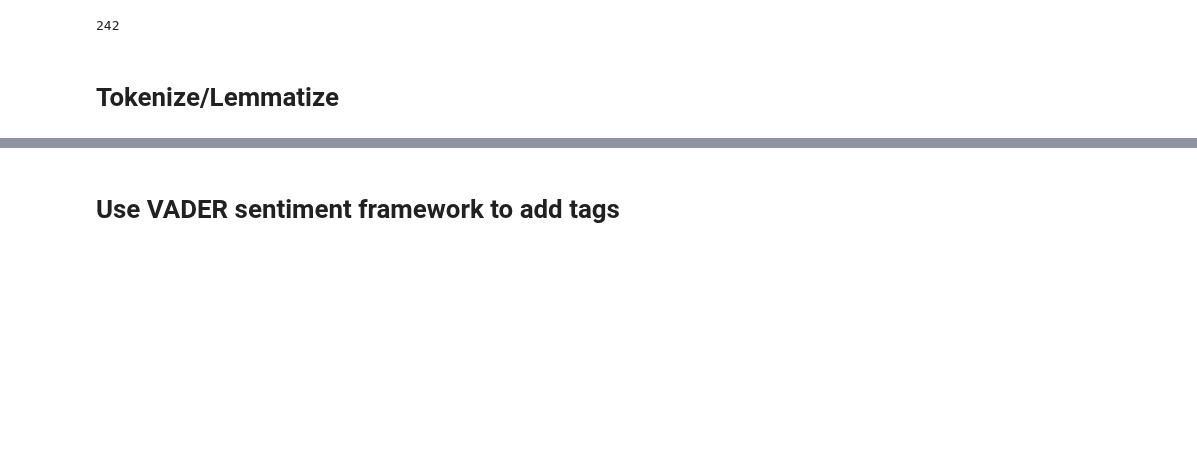
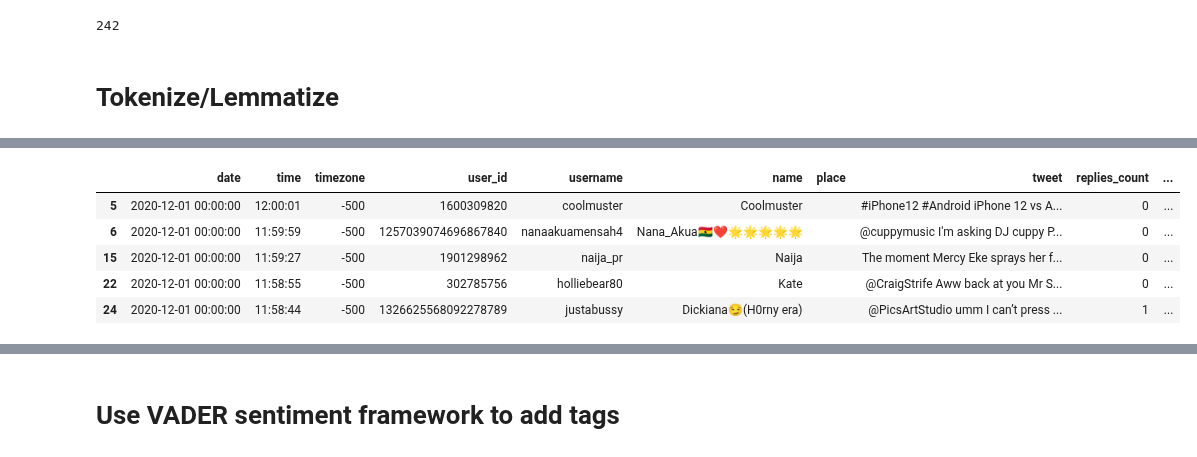
Before and after one commit to brenfrrs/twitter_sentiment_analysis, a Jupyter notebook: DC.ipynb, the cells around one changed output, grey strips where cells are left out. Cells and saved outputs as stored; diff of their text form; code cells hidden in the pictures; blank space fills up the shorter version.

```diff
--- a/DC.ipynb
+++ b/DC.ipynb
@@ -128,0 +161,38 @@ main['filtered'] = main['tokenized'].apply(lambda x: [item for item in x if item
+# %%
+main.drop(columns = ['created_at', 'hashtags',
+ 'cashtags',
+ 'link',
+ 'retweet',
+ 'quote_url',
+ 'video',
+ 'thumbnail',
+ 'near',
+ 'geo',
+ 'source',
+ 'user_rt_id',
+ 'user_rt',
+ 'retweet_id',
+ 'reply_to',
+ 'retweet_date',
+ 'translate',
+ 'trans_src',
+ 'trans_dest',
+ 'language',
+ 'mentions',
+ 'urls',
+ 'photos',
+ 'id',
+ 'timezone',
+ 'user_id',
+ 'place',
+ 'conversation_id',
+ 'created_at'], inplace=True)
+# %%
+main.head(5)
+# %% [output]
+|  | date | time | timezone | user_id | username | name | place | tweet | replies_count | ... |
+| 5 | 2020-12-01 00:00:00 | 12:00:01 | -500 | 1600309820 | coolmuster | Coolmuster |  | #iPhone12 #Android iPhone 12 vs A... | 0 | ... |
+| 6 | 2020-12-01 00:00:00 | 11:59:59 | -500 | 1257039074696867840 | nanaakuamensah4 | Nana_Akua🇬🇭❤️🌟🌟🌟🌟🌟 |  | @cuppymusic I'm asking DJ cuppy P... | 0 | ... |
+| 15 | 2020-12-01 00:00:00 | 11:59:27 | -500 | 1901298962 | naija_pr | Naija |  | The moment Mercy Eke sprays her f... | 0 | ... |
+| 22 | 2020-12-01 00:00:00 | 11:58:55 | -500 | 302785756 | holliebear80 | Kate |  | @CraigStrife Aww back at you Mr S... | 0 | ... |
+| 24 | 2020-12-01 00:00:00 | 11:58:44 | -500 | 1326625568092278789 | justabussy | Dickiana😏(H0rny era) |  | @PicsArtStudio umm I can’t press ... | 1 | ... |
```
Also changed, not shown: parts of 7 cells of this notebook.
